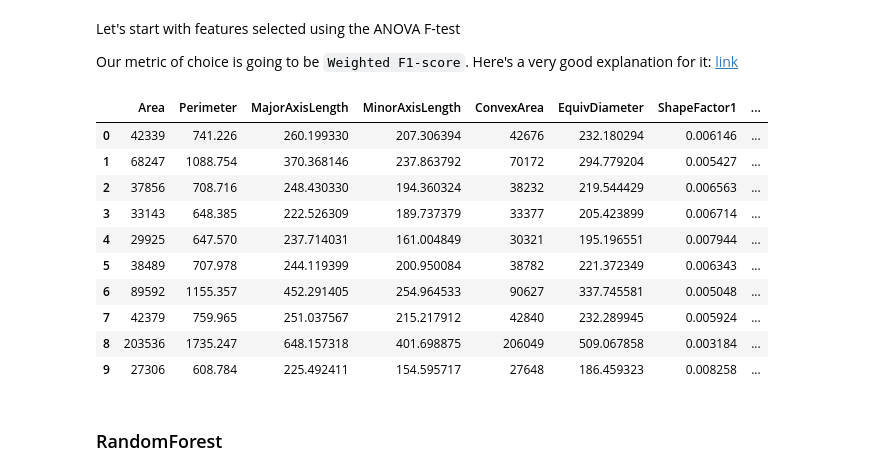
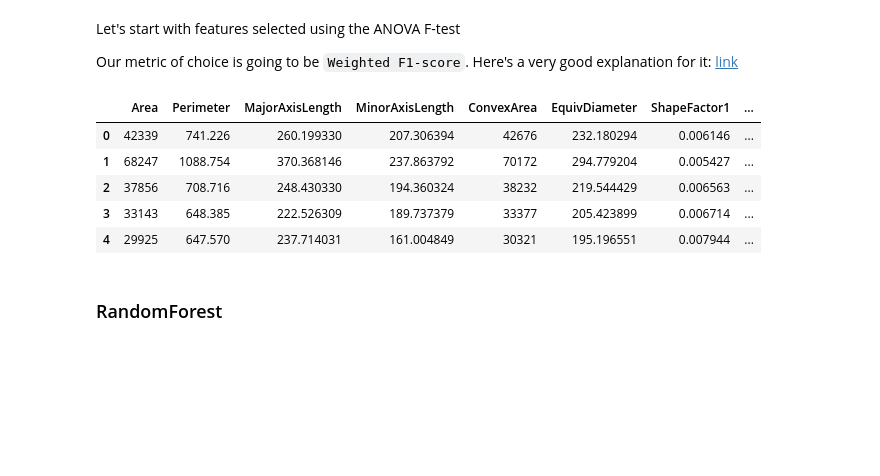
Before and after one commit to Abhiswain97/DryBeanClassification, a Jupyter notebook: Phase-3-Feature-Selection-and-Modelling .ipynb, the cells around one changed output. Drawn from its saved outputs; the diff is of its cells as text; code cells hidden in the pictures; blank space fills up the shorter version.

```diff
--- a/Phase-3-Feature-Selection-and-Modelling .ipynb
+++ b/Phase-3-Feature-Selection-and-Modelling .ipynb
@@ -590,19 +616,14 @@ Here's a very good explanation for it: [link](https://stats.stackexchange.com/qu
 # %%
 feats = anova_filter.get_feature_names_out().tolist()
 # %%
-X[feats].head(10)
+X[feats].head()
 # %% [output]
 |  | Area | Perimeter | MajorAxisLength | MinorAxisLength | ConvexArea | EquivDiameter | ShapeFactor1 | ... |
 | 0 | 42339 | 741.226 | 260.199330 | 207.306394 | 42676 | 232.180294 | 0.006146 | ... |
 | 1 | 68247 | 1088.754 | 370.368146 | 237.863792 | 70172 | 294.779204 | 0.005427 | ... |
 | 2 | 37856 | 708.716 | 248.430330 | 194.360324 | 38232 | 219.544429 | 0.006563 | ... |
 | 3 | 33143 | 648.385 | 222.526309 | 189.737379 | 33377 | 205.423899 | 0.006714 | ... |
 | 4 | 29925 | 647.570 | 237.714031 | 161.004849 | 30321 | 195.196551 | 0.007944 | ... |
-| 5 | 38489 | 707.978 | 244.119399 | 200.950084 | 38782 | 221.372349 | 0.006343 | ... |
-| 6 | 89592 | 1155.357 | 452.291405 | 254.964533 | 90627 | 337.745581 | 0.005048 | ... |
-| 7 | 42379 | 759.965 | 251.037567 | 215.217912 | 42840 | 232.289945 | 0.005924 | ... |
-| 8 | 203536 | 1735.247 | 648.157318 | 401.698875 | 206049 | 509.067858 | 0.003184 | ... |
-| 9 | 27306 | 608.784 | 225.492411 | 154.595717 | 27648 | 186.459323 | 0.008258 | ... |
 # %%
 X_ = X[feats]
 y_ = y
```
Also changed, not shown: parts of 20 cells of this notebook, 10 other files.
